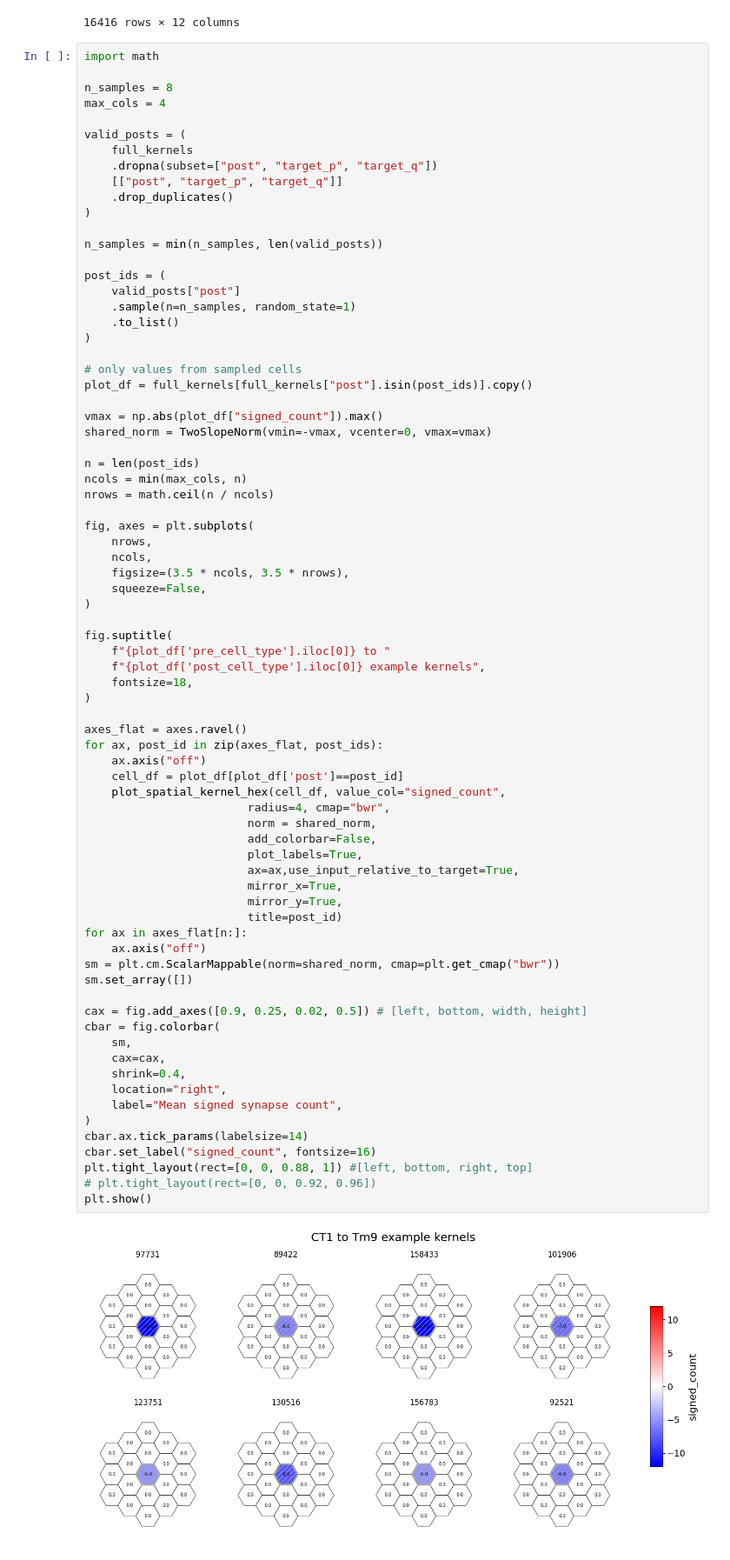
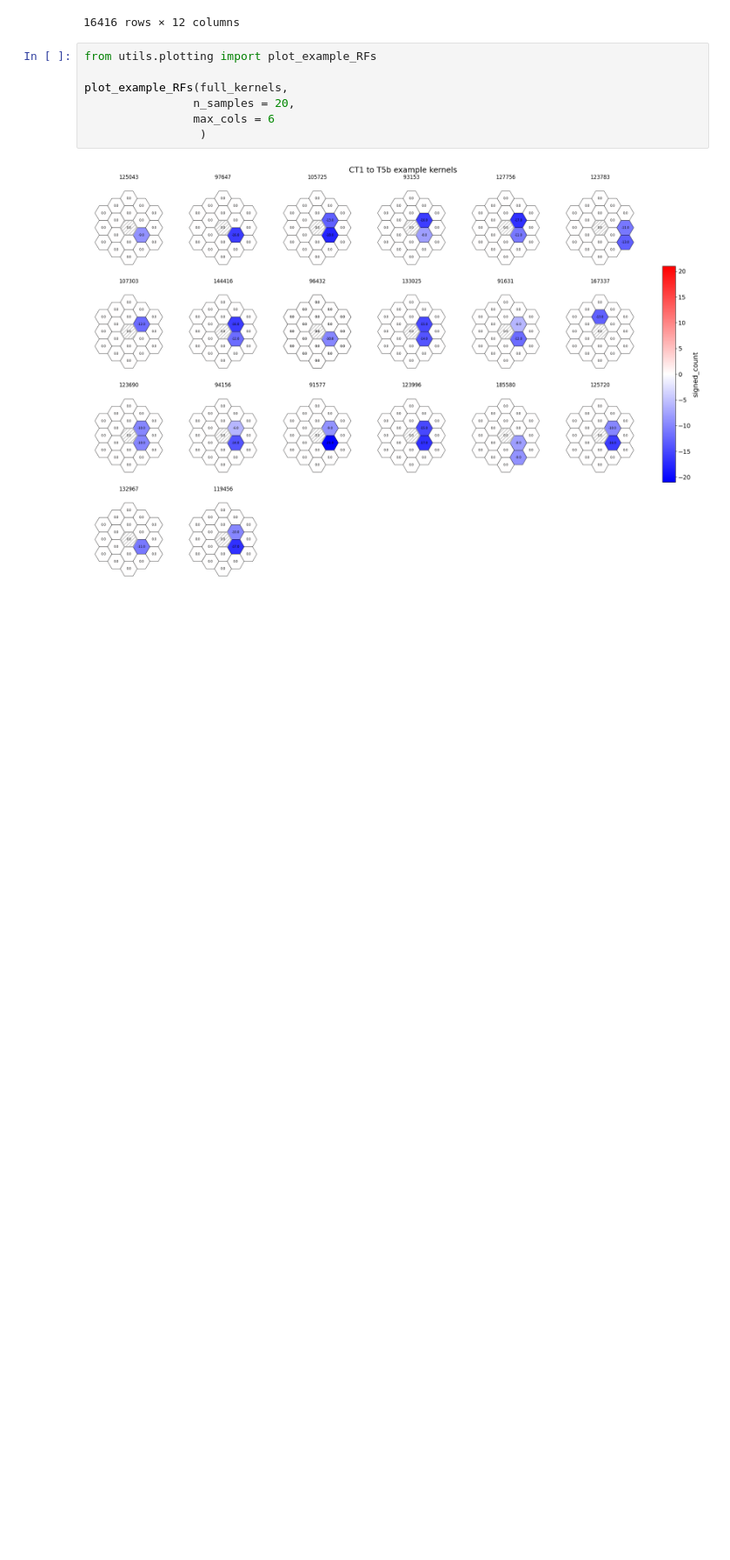
Before and after one commit to Fitzgerald-Lab-NU/connectome_analysis, a Jupyter notebook: visualize_kernels.ipynb, the cells around one changed output. Shown at 87% size. Drawn from its saved outputs; the diff is of its cells as text; blank space fills up the shorter version.

```diff
--- a/visualize_kernels.ipynb
+++ b/visualize_kernels.ipynb
@@ -202,82 +59,14 @@ full_kernels
 | 16415 | 160169 | -14.0 | -3.0 | right | 2 | 2 | 0.0 | 0.0 | -12.0 | -1.0 | ... |
 16416 rows × 12 columns
 # %%
-import math
+from utils.plotting import plot_example_RFs
 
-n_samples = 8
-max_cols = 4
-
-valid_posts = (
-    full_kernels
-    .dropna(subset=["post", "target_p", "target_q"])
-    [["post", "target_p", "target_q"]]
-    .drop_duplicates()
-)
-
-n_samples = min(n_samples, len(valid_posts))
-
-post_ids = (
-    valid_posts["post"]
-    .sample(n=n_samples, random_state=1)
-    .to_list()
-)
-
-# only values from sampled cells
-plot_df = full_kernels[full_kernels["post"].isin(post_ids)].copy()
-
-vmax = np.abs(plot_df["signed_count"]).max()
-shared_norm = TwoSlopeNorm(vmin=-vmax, vcenter=0, vmax=vmax)
-
-n = len(post_ids)
-ncols = min(max_cols, n)
-nrows = math.ceil(n / ncols)
-
-fig, axes = plt.subplots(
-    nrows,
-    ncols,
-    figsize=(3.5 * ncols, 3.5 * nrows),
-    squeeze=False,
-)
-
-fig.suptitle(
-    f"{plot_df['pre_cell_type'].iloc[0]} to "
-    f"{plot_df['post_cell_type'].iloc[0]} example kernels",
-    fontsize=18,
-)
-
-axes_flat = axes.ravel()
-for ax, post_id in zip(axes_flat, post_ids):
-    ax.axis("off")
-    cell_df = plot_df[plot_df['post']==post_id]
-    plot_spatial_kernel_hex(cell_df, value_col="signed_count",
-                        radius=4, cmap="bwr",
-                        norm = shared_norm,
-                        add_colorbar=False,
-                        plot_labels=True,
-                        ax=ax,use_input_relative_to_target=True,
-                        mirror_x=True,
-                        mirror_y=True,
-                        title=post_id)
-for ax in axes_flat[n:]:
-    ax.axis("off")
-sm = plt.cm.ScalarMappable(norm=shared_norm, cmap=plt.get_cmap("bwr"))
-sm.set_array([])
-
-cax = fig.add_axes([0.9, 0.25, 0.02, 0.5]) # [left, bottom, width, height]
-cbar = fig.colorbar(
-    sm,
-    cax=cax,
-    shrink=0.4,
-    location="right",
-    label="Mean signed synapse count",
-)
-cbar.ax.tick_params(labelsize=14)
-cbar.set_label("signed_count", fontsize=16)
-plt.tight_layout(rect=[0, 0, 0.88, 1]) #[left, bottom, right, top]
-# plt.tight_layout(rect=[0, 0, 0.92, 0.96])
-plt.show()
+plot_example_RFs(full_kernels,
+                n_samples = 20,
+                max_cols = 6
+                 )
 # %% [output]
-[figure, old version]
+[figure, new version]
 # %%
 plot_spatial_kernel_hex(mean_kernel, value_col="mean_signed_count",
                         radius=4,
```
Also changed, not shown: parts of 6 cells of this notebook, 3 other files.
